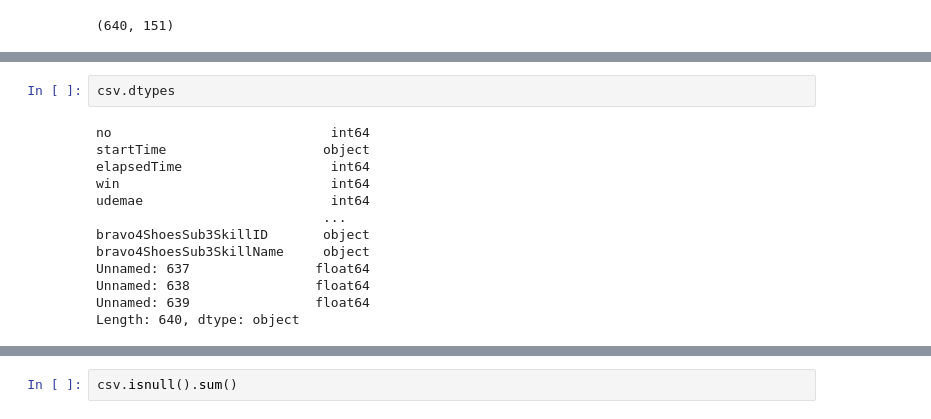
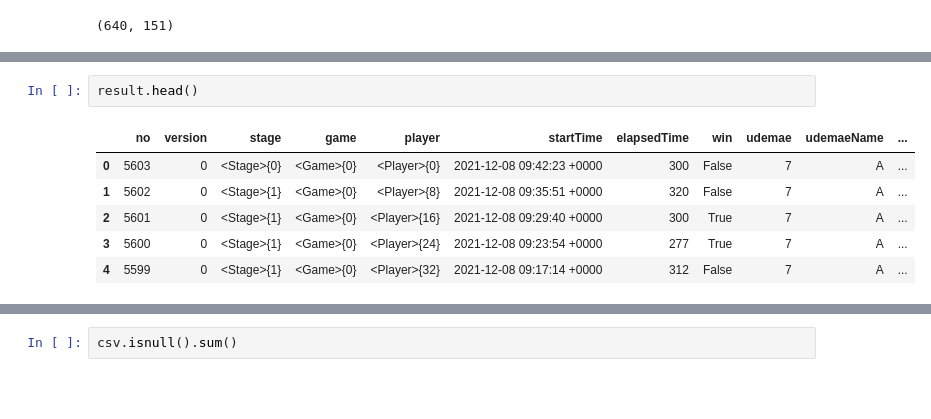
Before and after one commit to ichi-a00/google_colab, a Jupyter notebook: ikawidget2.ipynb, the cells around one changed output, grey strips where cells are left out. Cells and saved outputs as stored; diff of their text form; blank space fills up the shorter version.

```diff
--- a/ikawidget2.ipynb
+++ b/ikawidget2.ipynb
@@ -42,15 +18,9 @@ Length: 640, dtype: int64
-# %%
-csv.dtypes
-# %% [output]
-no                            int64
-startTime                    object
-elapsedTime                   int64
-win                           int64
-udemae                        int64
-                             ...
-bravo4ShoesSub3SkillID       object
-bravo4ShoesSub3SkillName     object
-Unnamed: 637                float64
-Unnamed: 638                float64
-Unnamed: 639                float64
-Length: 640, dtype: object
+# %%
+result.head()
+# %% [output]
+|  | no | version | stage | game | player | startTime | elapsedTime | win | udemae | udemaeName | ... |
+| 0 | 5603 | 0 | <Stage>{0} | <Game>{0} | <Player>{0} | 2021-12-08 09:42:23 +0000 | 300 | False | 7 | A | ... |
+| 1 | 5602 | 0 | <Stage>{1} | <Game>{0} | <Player>{8} | 2021-12-08 09:35:51 +0000 | 320 | False | 7 | A | ... |
+| 2 | 5601 | 0 | <Stage>{1} | <Game>{0} | <Player>{16} | 2021-12-08 09:29:40 +0000 | 300 | True | 7 | A | ... |
+| 3 | 5600 | 0 | <Stage>{1} | <Game>{0} | <Player>{24} | 2021-12-08 09:23:54 +0000 | 277 | True | 7 | A | ... |
+| 4 | 5599 | 0 | <Stage>{1} | <Game>{0} | <Player>{32} | 2021-12-08 09:17:14 +0000 | 312 | False | 7 | A | ... |
```
Also changed, not shown: parts of 10 cells of this notebook.
